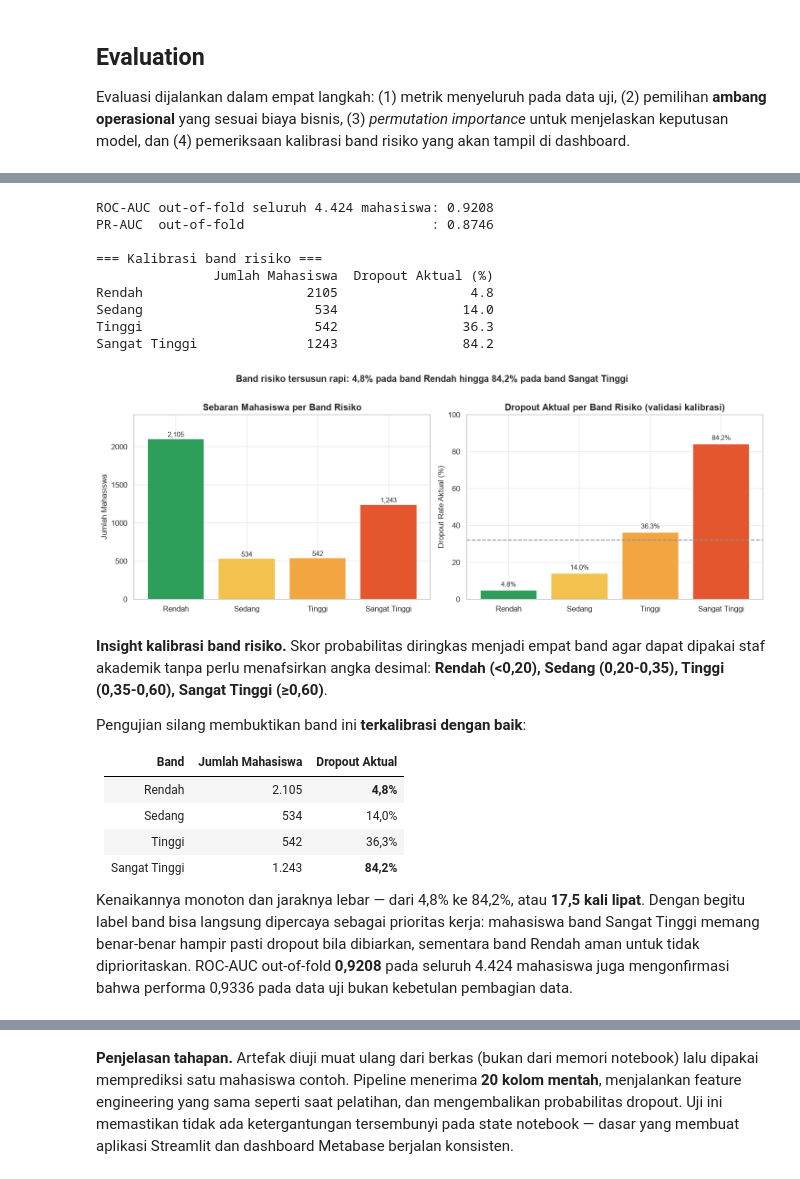
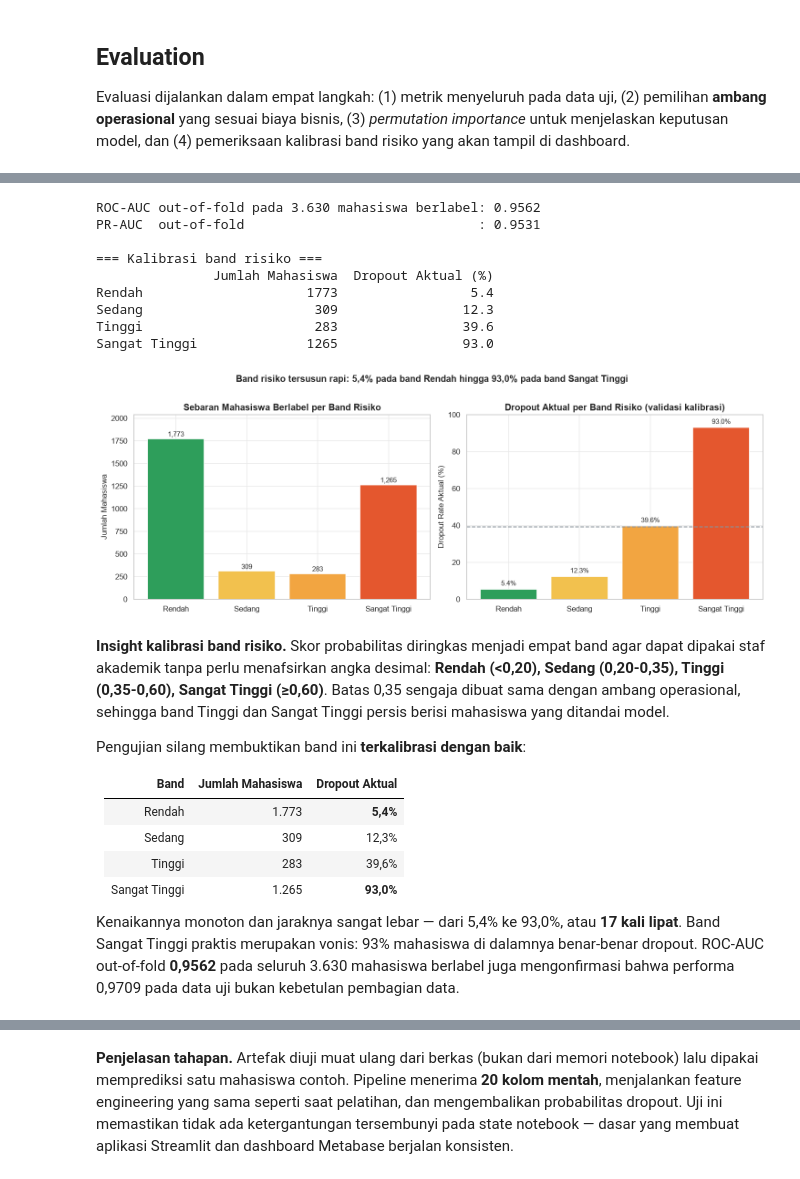
Before and after one commit to nafiulirsad/jaya-jaya-institut-dropout, a Jupyter notebook: notebook.ipynb, the cells around one changed output, grey strips where cells are left out. Cells and saved outputs as stored; diff of their text form; code cells hidden in the pictures.

```diff
--- a/notebook.ipynb
+++ b/notebook.ipynb
@@ -298,10 +319,16 @@ yang terbaca lewat modul `preprocessing.py`.
 # %%
-# Feature engineering + penerjemahan kode menjadi label yang terbaca manusia
-eda = pp.add_readable_labels(pp.engineer_features(df))
+# Seluruh data (3 status) untuk perbandingan antar kelompok
+full = pp.add_readable_labels(pp.engineer_features(df))
+
+# Kohort berlabel: hanya mahasiswa yang status akhirnya sudah pasti
+eda = full[full["Status"].isin(["Dropout", "Graduate"])].copy()
 eda["is_dropout"] = (eda["Status"] == pp.POSITIVE_CLASS).astype(int)
 
 BASELINE = eda["is_dropout"].mean() * 100
-print(f"Dropout rate rata-rata institut: {BASELINE:.2f}%")
+print(f"Kohort berlabel        : {len(eda):,} mahasiswa "
+      f"({int(eda['is_dropout'].sum()):,} dropout / {int((1 - eda['is_dropout']).sum()):,} lulus)")
+print(f"Dropout rate rujukan   : {BASELINE:.2f}%")
+print(f"Mahasiswa aktif (Enrolled) yang dipisahkan: {int((full['Status'] == 'Enrolled').sum()):,}")
 
 def dropout_rate(kolom, urutan=None, min_n=1):
     """Hitung dropout rate (%) dan jumlah mahasiswa untuk setiap kategori pada `kolom`."""
@@ -311,7 +338,7 @@ def dropout_rate(kolom, urutan=None, min_n=1):
     return g.loc[urutan] if urutan else g.sort_values("rate", ascending=False)
 
 def plot_rate(ax, tabel, judul, xlabel="", horizontal=False, warna=DROPOUT):
-    """Gambar dropout rate per kategori beserta garis pembanding rata-rata institut."""
+    """Gambar dropout rate per kategori beserta garis pembanding rata-rata kohort."""
     label = [f"{i}\n(n={int(r.jumlah)})" if not horizontal else f"{i} (n={int(r.jumlah)})"
              for i, r in tabel.iterrows()]
     if horizontal:
@@ -568,22 +672,11 @@ adalah kode, bukan angka berurutan. Kategori dengan frekuensi di bawah 20 digabu
 # %%
-# --- 1. Target biner -------------------------------------------------------------------
-data = pp.engineer_features(df)
-y = (data[pp.TARGET_COLUMN] == pp.POSITIVE_CLASS).astype(int)
-X = data[pp.MODEL_FEATURES]
-
-print(f"Dimensi matriks fitur : {X.shape}")
-print(f"Proporsi kelas positif: {y.mean() * 100:.2f}% ({y.sum():,} dropout dari {len(y):,})")
-print(f"\nFitur kategorikal ({len(pp.CATEGORICAL_FEATURES)}): {pp.CATEGORICAL_FEATURES}")
-print(f"Fitur numerik ({len(pp.NUMERIC_FEATURES)}):")
-print("   " + ", ".join(pp.NUMERIC_FEATURES))
-
-# --- 2. Pembagian data -----------------------------------------------------------------
+# --- 5. Pembagian data latih & uji -------------------------------------------------------
 X_train, X_test, y_train, y_test = train_test_split(
     X, y, test_size=0.2, stratify=y, random_state=RANDOM_STATE)
-print(f"\nData latih : {X_train.shape[0]:,} baris ({y_train.mean()*100:.2f}% dropout)")
+print(f"Data latih : {X_train.shape[0]:,} baris ({y_train.mean()*100:.2f}% dropout)")
 print(f"Data uji   : {X_test.shape[0]:,} baris ({y_test.mean()*100:.2f}% dropout)")
 
-# --- 3. Pipeline preprocessing ---------------------------------------------------------
+# --- 6. Pipeline preprocessing -----------------------------------------------------------
 def buat_preprocessor(scale: bool):
     """One-hot untuk kode kategorikal; penskalaan hanya diperlukan model linier."""
     return ColumnTransformer([
@@ -969,71 +1058,72 @@ Tiga kesimpulan:
 # %%
 # Skor risiko out-of-fold: setiap mahasiswa dinilai oleh model yang tidak pernah melihat
 # datanya, sehingga angka pada dashboard tidak terlalu optimistis (bebas bias in-sample).
-pipeline_final = clone(model_terbaik)
-risiko_oof = cross_val_predict(pipeline_final, X, y, cv=cv, method="predict_proba", n_jobs=-1)[:, 1]
+risiko_oof = cross_val_predict(clone(model_terbaik), X, y, cv=cv,
+                               method="predict_proba", n_jobs=-1)[:, 1]
 
-print(f"ROC-AUC out-of-fold seluruh 4.424 mahasiswa: {roc_auc_score(y, risiko_oof):.4f}")
-print(f"PR-AUC  out-of-fold                        : {average_precision_score(y, risiko_oof):.4f}")
+print(f"ROC-AUC out-of-fold pada 3.630 mahasiswa berlabel: {roc_auc_score(y, risiko_oof):.4f}")
+print(f"PR-AUC  out-of-fold                              : {average_precision_score(y, risiko_oof):.4f}")
 
 band = pd.Series([pp.risk_band(v) for v in risiko_oof], index=X.index)
 urut_band = ["Rendah", "Sedang", "Tinggi", "Sangat Tinggi"]
 kalibrasi = pd.DataFrame({
     "Jumlah Mahasiswa": band.value_counts().reindex(urut_band),
     "Dropout Aktual (%)": (y.groupby(band).mean() * 100).reindex(urut_band).round(1),
 })
 print("\n=== Kalibrasi band risiko ===")
 print(kalibrasi.to_string())
 
 fig, axes = plt.subplots(1, 2, figsize=(13.5, 4.8))
 warna_band = ["#2E9E5B", "#F2C14E", "#F2A541", "#E4572E"]
 axes[0].bar(urut_band, kalibrasi["Jumlah Mahasiswa"], color=warna_band)
 for x, v in enumerate(kalibrasi["Jumlah Mahasiswa"]):
     axes[0].text(x, v + 25, f"{int(v):,}", ha="center", fontsize=10)
-axes[0].set_title("Sebaran Mahasiswa per Band Risiko"); axes[0].set_ylabel("Jumlah Mahasiswa")
+axes[0].set_title("Sebaran Mahasiswa Berlabel per Band Risiko")
+axes[0].set_ylabel("Jumlah Mahasiswa")
 axes[0].set_ylim(0, kalibrasi["Jumlah Mahasiswa"].max() * 1.15)
 
 axes[1].bar(urut_band, kalibrasi["Dropout Aktual (%)"], color=warna_band)
 axes[1].axhline(BASELINE, ls="--", color=GREY, lw=1.4)
 for x, v in enumerate(kalibrasi["Dropout Aktual (%)"]):
     axes[1].text(x, v + 2, f"{v:.1f}%", ha="center", fontsize=10)
 axes[1].set_title("Dropout Aktual per Band Risiko (validasi kalibrasi)")
 axes[1].set_ylabel("Dropout Rate Aktual (%)"); axes[1].set_ylim(0, 100)
 
-fig.suptitle("Band risiko tersusun rapi: 4,8% pada band Rendah hingga 84,2% pada band Sangat Tinggi",
+fig.suptitle("Band risiko tersusun rapi: 5,4% pada band Rendah hingga 93,0% pada band Sangat Tinggi",
              fontsize=13, fontweight="bold", y=1.02)
 fig.tight_layout()
 fig.savefig(ASSETS / "10_band_risiko.png")
 plt.show()
 # %% [output]
-ROC-AUC out-of-fold seluruh 4.424 mahasiswa: 0.9208
-PR-AUC  out-of-fold                        : 0.8746
+ROC-AUC out-of-fold pada 3.630 mahasiswa berlabel: 0.9562
+PR-AUC  out-of-fold                              : 0.9531
 
 === Kalibrasi band risiko ===
                Jumlah Mahasiswa  Dropout Aktual (%)
-Rendah                     2105                 4.8
-Sedang                      534                14.0
-Tinggi                      542                36.3
-Sangat Tinggi              1243                84.2
+Rendah                     1773                 5.4
+Sedang                      309                12.3
+Tinggi                      283                39.6
+Sangat Tinggi              1265                93.0
-[figure, old version]
+[figure, new version]
 # %% [markdown]
 **Insight kalibrasi band risiko.** Skor probabilitas diringkas menjadi empat band agar dapat
 dipakai staf akademik tanpa perlu menafsirkan angka desimal: **Rendah (<0,20), Sedang (0,20-0,35),
-Tinggi (0,35-0,60), Sangat Tinggi (≥0,60)**.
+Tinggi (0,35-0,60), Sangat Tinggi (≥0,60)**. Batas 0,35 sengaja dibuat sama dengan ambang
+operasional, sehingga band Tinggi dan Sangat Tinggi persis berisi mahasiswa yang ditandai model.
 
 Pengujian silang membuktikan band ini **terkalibrasi dengan baik**:
 
 | Band | Jumlah Mahasiswa | Dropout Aktual |
 |---|---|---|
-| Rendah | 2.105 | **4,8%** |
-| Sedang | 534 | 14,0% |
-| Tinggi | 542 | 36,3% |
-| Sangat Tinggi | 1.243 | **84,2%** |
+| Rendah | 1.773 | **5,4%** |
+| Sedang | 309 | 12,3% |
+| Tinggi | 283 | 39,6% |
+| Sangat Tinggi | 1.265 | **93,0%** |
 
-Kenaikannya monoton dan jaraknya lebar — dari 4,8% ke 84,2%, atau **17,5 kali lipat**. Dengan
-begitu label band bisa langsung dipercaya sebagai prioritas kerja: mahasiswa band Sangat Tinggi
-memang benar-benar hampir pasti dropout bila dibiarkan, sementara band Rendah aman untuk tidak
-diprioritaskan. ROC-AUC out-of-fold **0,9208** pada seluruh 4.424 mahasiswa juga mengonfirmasi
-bahwa performa 0,9336 pada data uji bukan kebetulan pembagian data.
+Kenaikannya monoton dan jaraknya sangat lebar — dari 5,4% ke 93,0%, atau **17 kali lipat**.
+Band Sangat Tinggi praktis merupakan vonis: 93% mahasiswa di dalamnya benar-benar dropout.
+ROC-AUC out-of-fold **0,9562** pada seluruh 3.630 mahasiswa berlabel juga mengonfirmasi bahwa
+performa 0,9709 pada data uji bukan kebetulan pembagian data.
 # %% [markdown]
 ## Deployment
 
```
Also changed, not shown: parts of 42 cells of this notebook, 25 other files.
